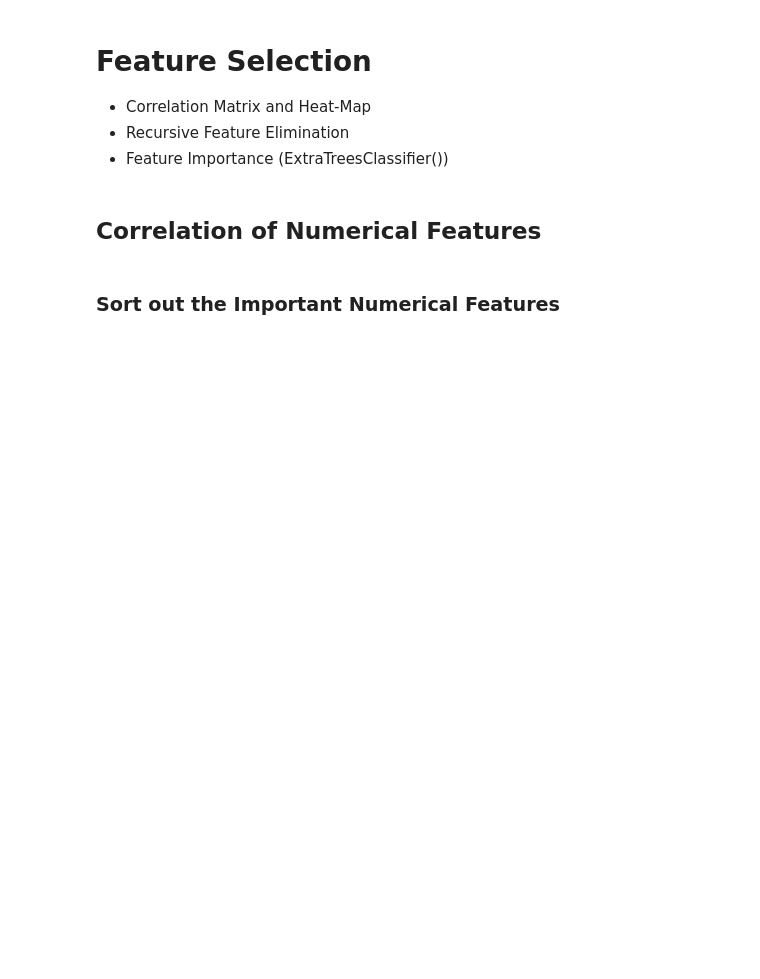
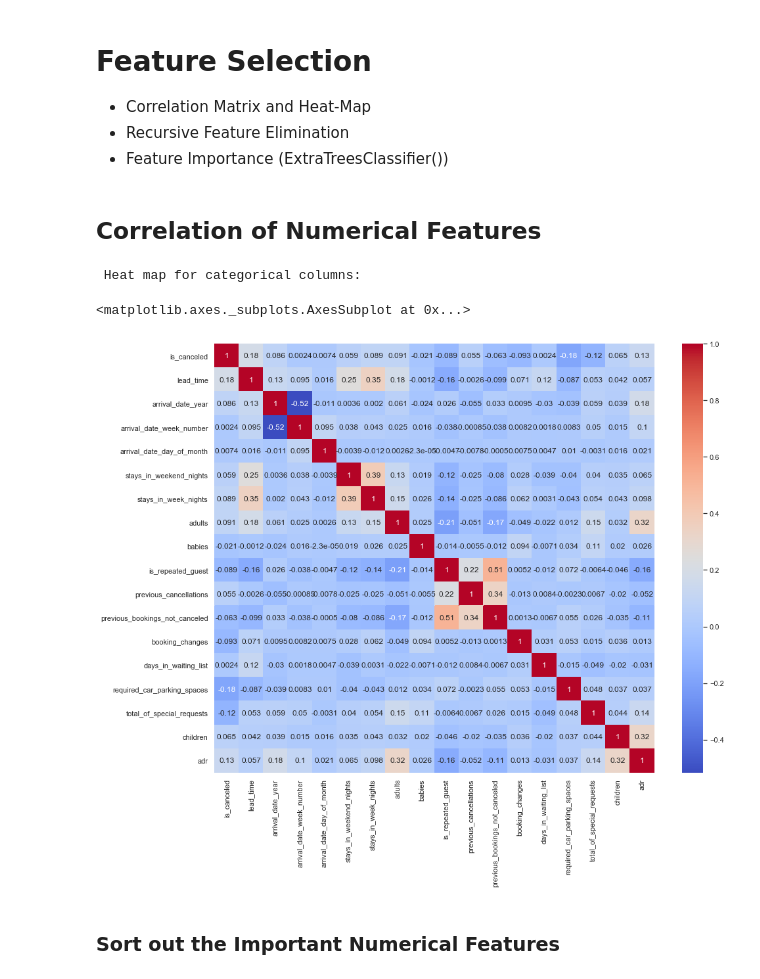
Before and after one commit to robinyUArizona/Hotel-Booking-Demand, a Jupyter notebook: EDA-Feature-Selection-Hotel-Booking_Demand.ipynb, the cells around one changed output. Cells and saved outputs as stored; diff of their text form; code cells hidden in the pictures; blank space fills up the shorter version.

```diff
--- a/EDA-Feature-Selection-Hotel-Booking_Demand.ipynb
+++ b/EDA-Feature-Selection-Hotel-Booking_Demand.ipynb
@@ -705,15 +1099,19 @@ stat_summary(new_hotel_data.adr)
 # %%
 ### Correlation
 
 # unwanted_num = {'agent', 'company'}
 # num_type_1 = [ele for ele in num_type if ele not in unwanted_num]
 
 corr_matrix = new_hotel_data[num_type].corr()
 # display(corr_matrix)
 
 print(" Heat map for categorical columns: ")
-plt.subplots(figsize=(25,20))
+plt.subplots(figsize=(15,12))
 display(sns.heatmap(corr_matrix, annot = True, cmap= 'coolwarm'))
+# %% [output]
+ Heat map for categorical columns:
+<matplotlib.axes._subplots.AxesSubplot at 0x...>
+[figure, added]
 # %% [markdown]
 ### Sort out the Important Numerical Features
 # %%
```
Also changed, not shown: parts of 50 cells of this notebook.
